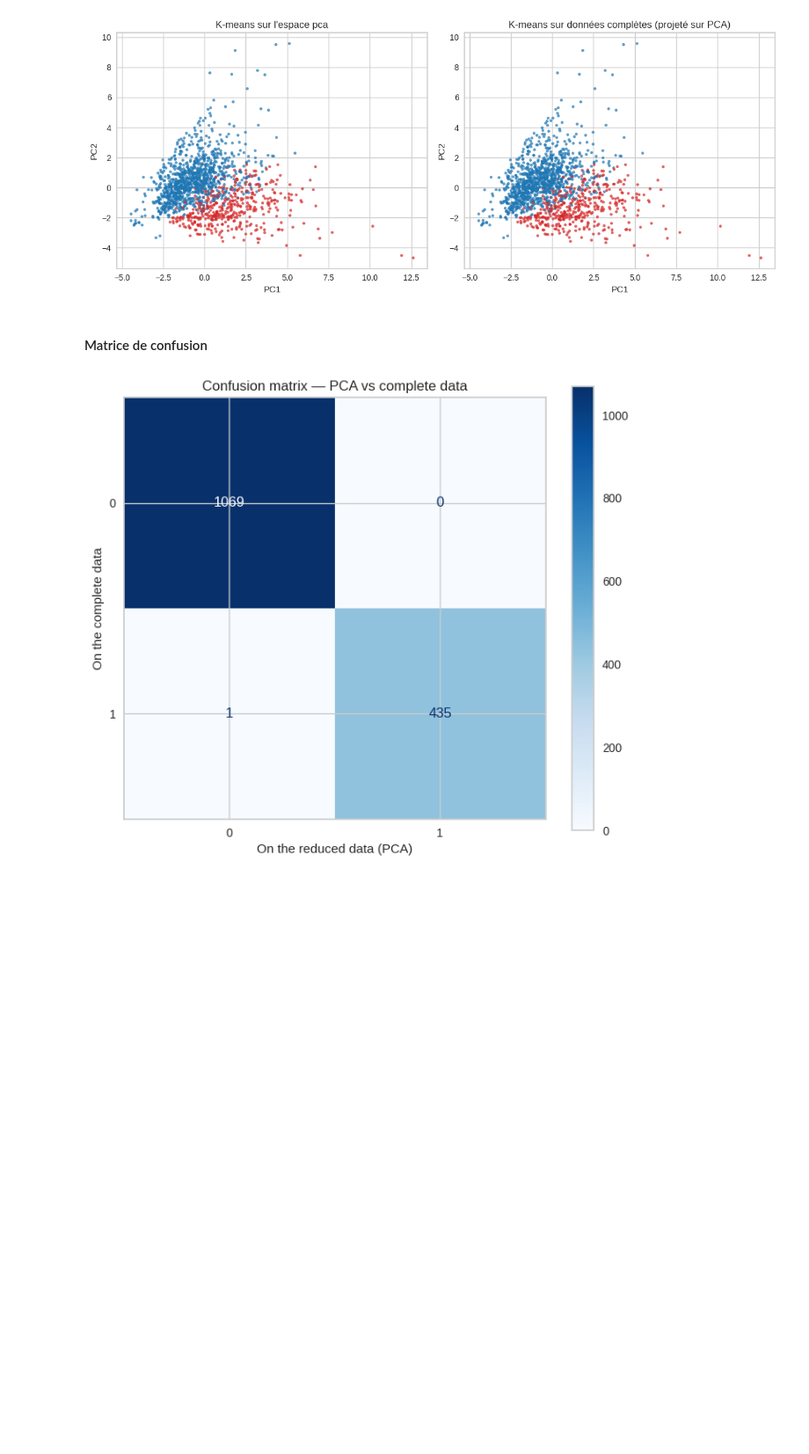
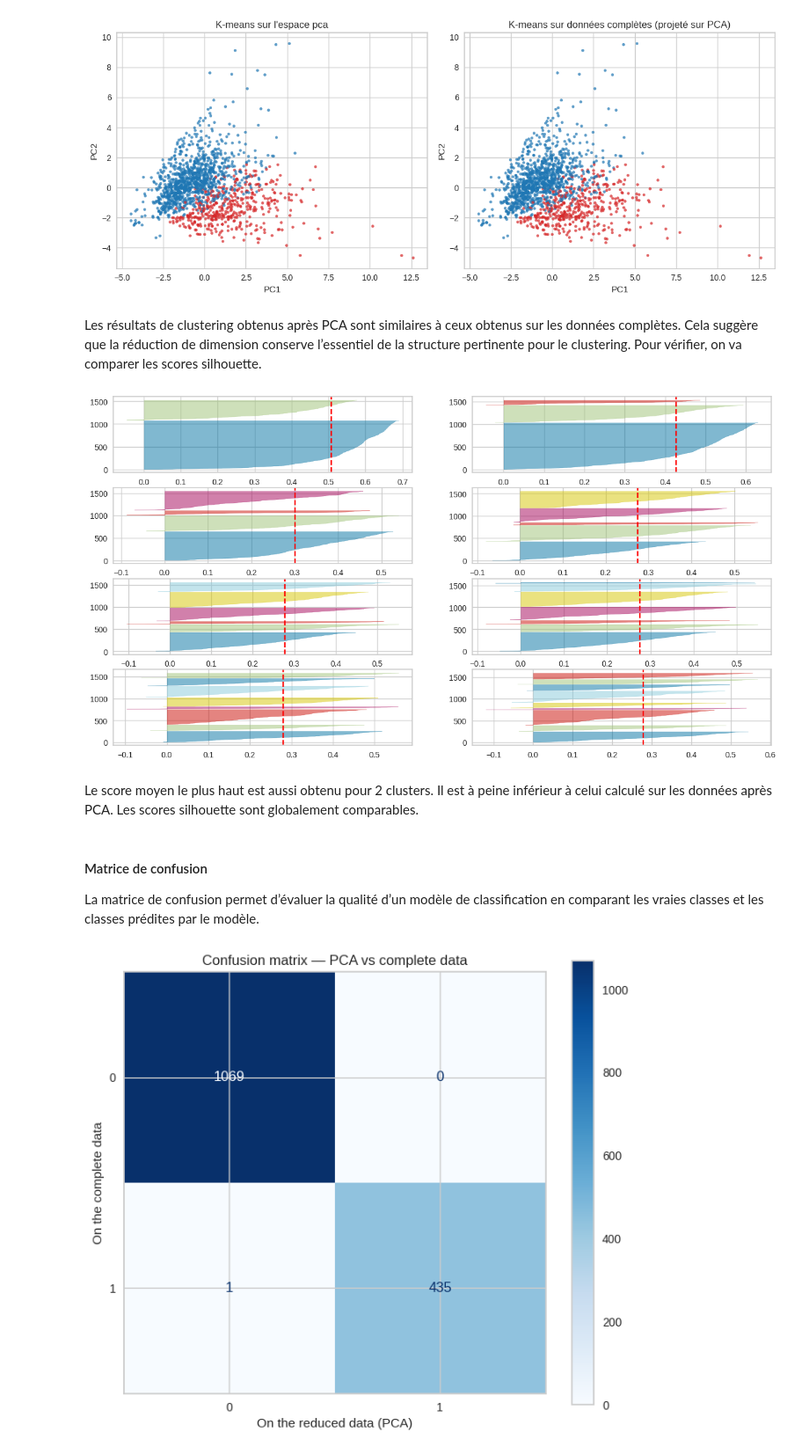
Before and after one commit to Clara-Lst/Projet_AD, a Jupyter notebook: AD-projet-python -clustering-clara.ipynb, the cells around one changed output. Shown at 88% size. Drawn from its saved outputs; the diff is of its cells as text; code cells hidden in the pictures; blank space fills up the shorter version.

```diff
--- a/AD-projet-python -clustering-clara.ipynb
+++ b/AD-projet-python -clustering-clara.ipynb
@@ -581,10 +594,28 @@ plt.tight_layout()
 plt.show()
 # %% [output]
 [figure]
+# %% [markdown]
+Les résultats de clustering obtenus après PCA sont similaires à ceux obtenus sur les données complètes. Cela suggère que la réduction de dimension conserve l’essentiel de la structure pertinente pour le clustering. Pour vérifier, on va comparer les scores silhouette.
+# %%
+fig, ax = plt.subplots(4, 2, figsize=(15,8))
+
+for k in range(2, 10):
+    kmeans = KMeans(n_clusters=k, init='k-means++', n_init='auto', max_iter=100, random_state=42)
+    q, mod = divmod(k, 2)
+
+    # Create SilhouetteVisualizer instance with KMeans instance
+    visualizer = SilhouetteVisualizer(kmeans, colors='yellowbrick', ax=ax[q-1][mod], force_model=True)
+    visualizer.fit(data_num)
+# %% [output]
+[figure, added]
+# %% [markdown]
+Le score moyen le plus haut est aussi obtenu pour 2 clusters. Il est à peine inférieur à celui calculé sur les données après PCA. Les scores silhouette sont globalement comparables.
 # %%
 from sklearn.metrics import confusion_matrix, ConfusionMatrixDisplay
 # %% [markdown]
 #### Matrice de confusion
+
+La matrice de confusion permet d’évaluer la qualité d’un modèle de classification en comparant les vraies classes et les classes prédites par le modèle.
 # %%
 K=2
 
```
Also changed, not shown: parts of 51 cells of this notebook.
